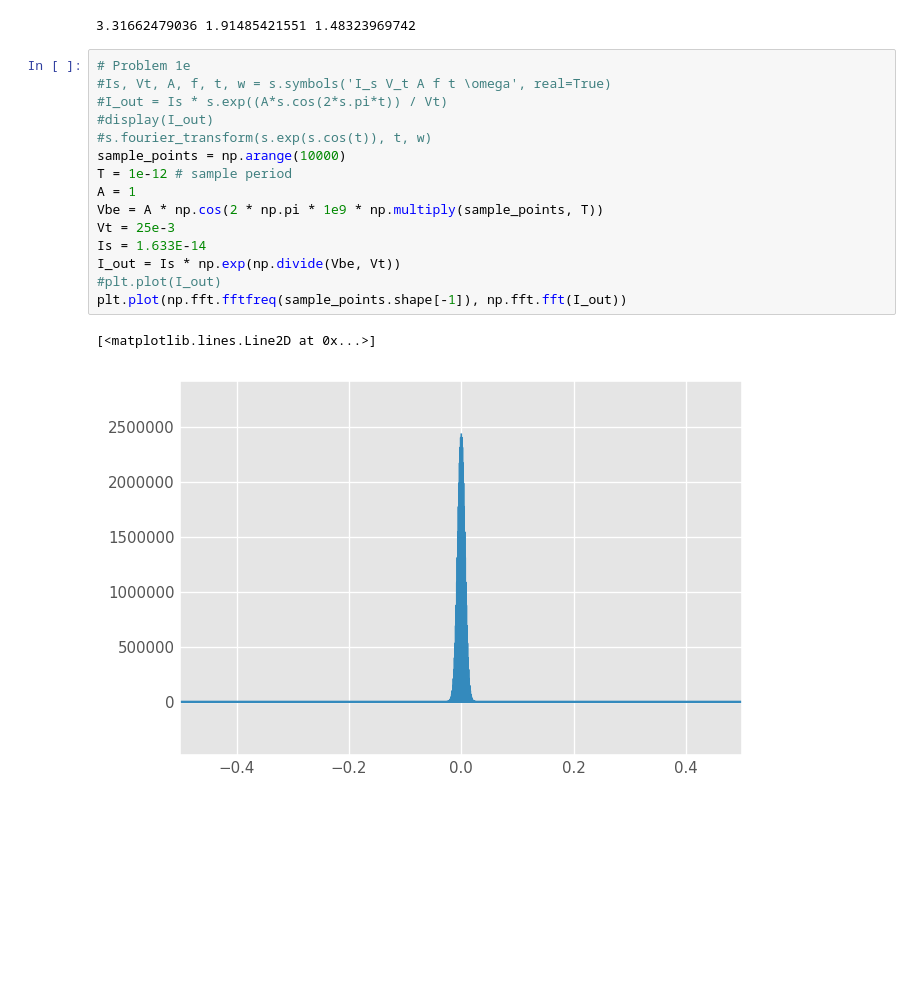
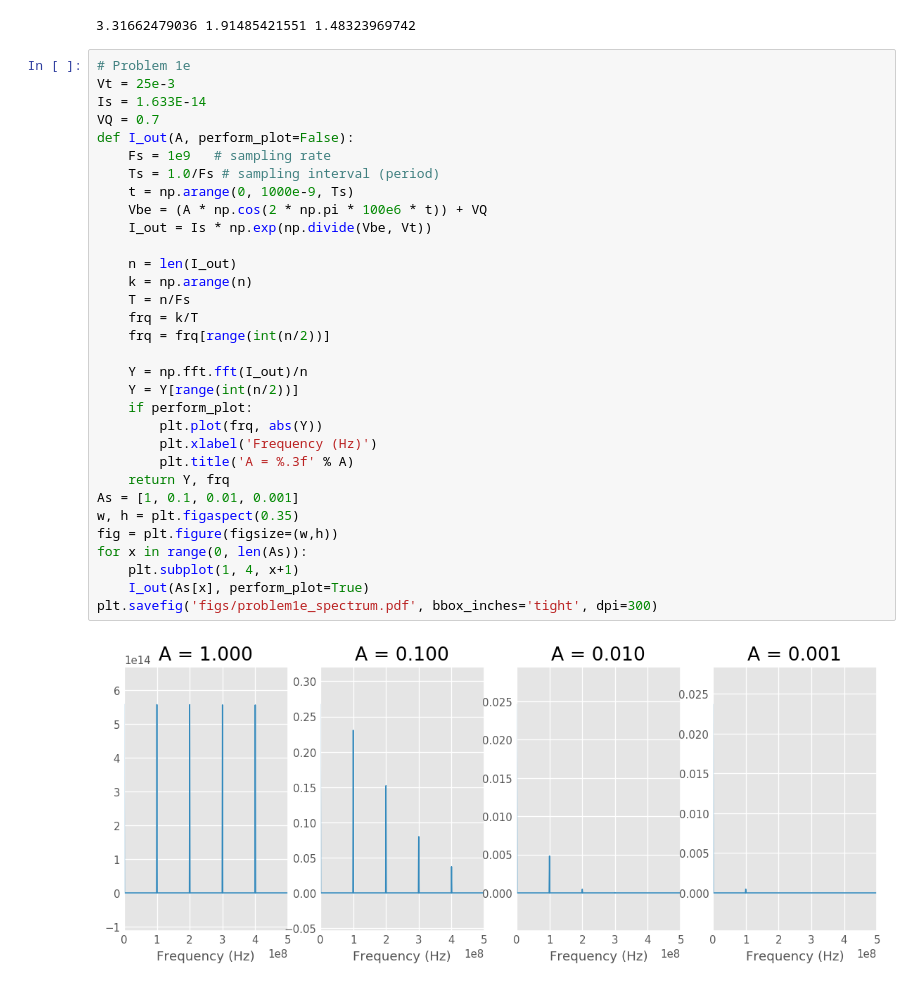
Before and after one commit to vighneshiyer/ee142, a Jupyter notebook: HW/hw9/hw9.ipynb, the cells around one changed output. Cells and saved outputs as stored; diff of their text form; blank space fills up the shorter version.

```diff
--- a/HW/hw9/hw9.ipynb
+++ b/HW/hw9/hw9.ipynb
@@ -134,21 +134,37 @@ IP_three_tone = np.sqrt((4/15) * a1_over_a3) * np.sqrt(0.11)
 print(IP_one_tone, IP_two_tone, IP_three_tone)
 # %% [output]
 3.31662479036 1.91485421551 1.48323969742
-# %%
-# Problem 1e
-#Is, Vt, A, f, t, w = s.symbols('I_s V_t A f t \omega', real=True)
-#I_out = Is * s.exp((A*s.cos(2*s.pi*t)) / Vt)
-#display(I_out)
-#s.fourier_transform(s.exp(s.cos(t)), t, w)
-sample_points = np.arange(10000)
-T = 1e-12 # sample period
-A = 1
-Vbe = A * np.cos(2 * np.pi * 1e9 * np.multiply(sample_points, T))
-Vt = 25e-3
-Is = 1.633E-14
-I_out = Is * np.exp(np.divide(Vbe, Vt))
-#plt.plot(I_out)
-plt.plot(np.fft.fftfreq(sample_points.shape[-1]), np.fft.fft(I_out))
-# %% [output]
-[<matplotlib.lines.Line2D at 0x...>]
-[figure, removed]
+# %%
+# Problem 1e
+Vt = 25e-3
+Is = 1.633E-14
+VQ = 0.7
+def I_out(A, perform_plot=False):
+    Fs = 1e9   # sampling rate
+    Ts = 1.0/Fs # sampling interval (period)
+    t = np.arange(0, 1000e-9, Ts)
+    Vbe = (A * np.cos(2 * np.pi * 100e6 * t)) + VQ
+    I_out = Is * np.exp(np.divide(Vbe, Vt))
+
+    n = len(I_out)
+    k = np.arange(n)
+    T = n/Fs
+    frq = k/T
+    frq = frq[range(int(n/2))]
+
+    Y = np.fft.fft(I_out)/n
+    Y = Y[range(int(n/2))]
+    if perform_plot:
+        plt.plot(frq, abs(Y))
+        plt.xlabel('Frequency (Hz)')
+        plt.title('A = %.3f' % A)
+    return Y, frq
+As = [1, 0.1, 0.01, 0.001]
+w, h = plt.figaspect(0.35)
+fig = plt.figure(figsize=(w,h))
+for x in range(0, len(As)):
+    plt.subplot(1, 4, x+1)
+    I_out(As[x], perform_plot=True)
+plt.savefig('figs/problem1e_spectrum.pdf', bbox_inches='tight', dpi=300)
+# %% [output]
+[figure, added]
```
Also changed, not shown: parts of 2 cells of this notebook, 5 other files.
